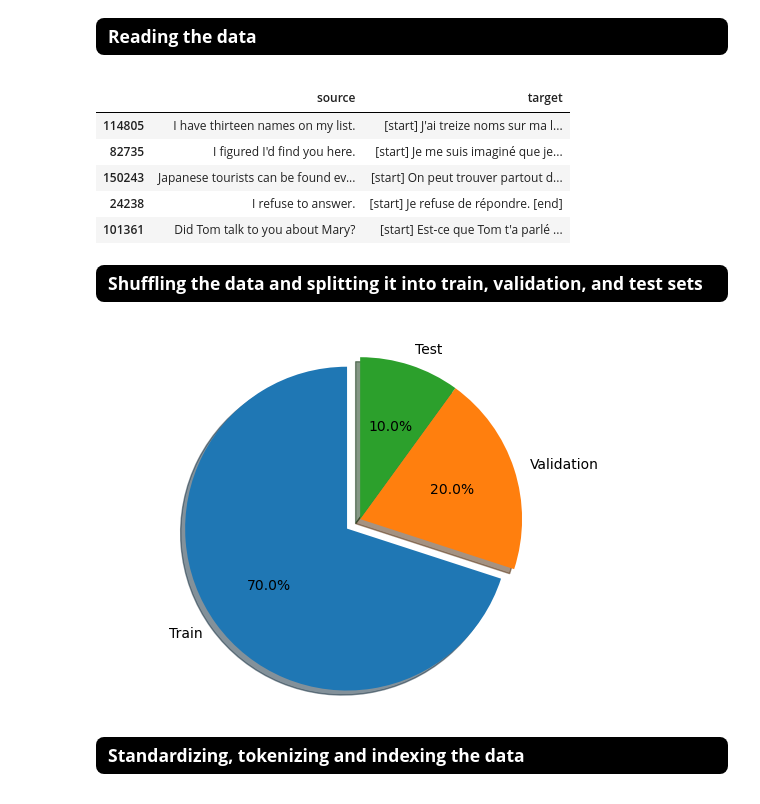
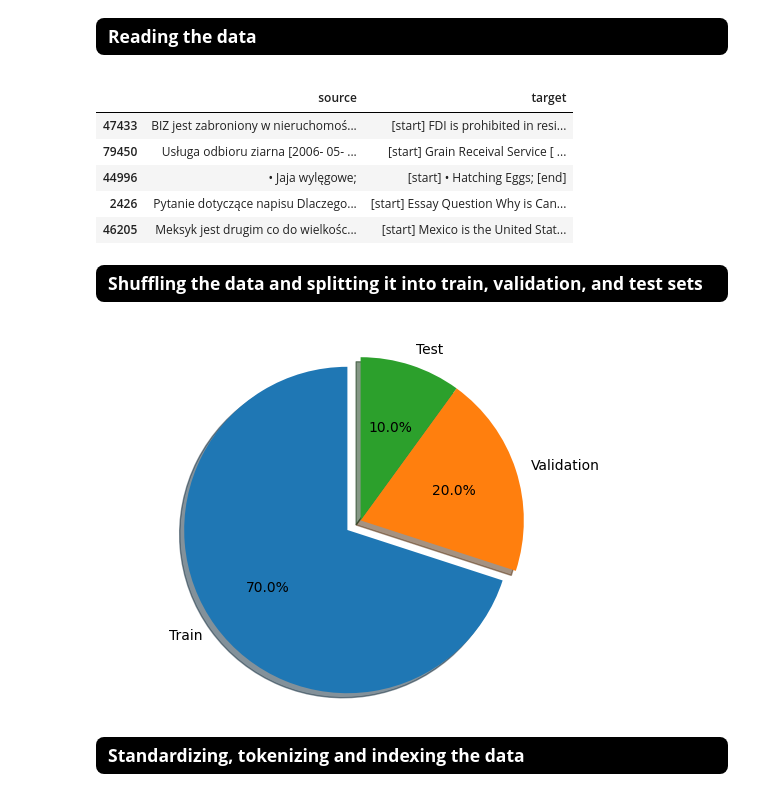
Before and after one commit to klima7/Transformer-Translation, a Jupyter notebook: model/transformer-from-scratch.ipynb, the cells around one changed output. Cells and saved outputs as stored; diff of their text form; code cells hidden in the pictures.

```diff
--- a/model/transformer-from-scratch.ipynb
+++ b/model/transformer-from-scratch.ipynb
@@ -42,27 +63,26 @@ GPU is AVAILABLE
 </div>
 # %%
 # get the file path
-path = "/kaggle/input"
-path = path if os.path.exists(path) else ".{}".format(path)
-file_path = os.path.join(path, "language-translation-englishfrench", "eng_-french.csv")
+file_path = '../data/en-pl.csv'
 
 # read the data
-df = pd.read_csv(file_path)
-df['source'] = df['English words/sentences']
+df = pd.read_csv(file_path).truncate(after=100_000)
+df['source'] = df['pl']
 
 # let's add an initial “seed” token ([start]) and a stop token ([end]) to each target sentence.
-df['target'] = df['French words/sentences'].apply(lambda x: '[start] ' + x + ' [end]')
-df = df.drop(['English words/sentences', 'French words/sentences'], axis=1)
+df['target'] = df['en'].apply(lambda x: '[start] ' + x + ' [end]')
+
+df = df.drop(['pl', 'en'], axis=1)
 
 # display a few random samples
 df.sample(5)
 # %% [output]
 |  | source | target |
-| 114805 | I have thirteen names on my list. | [start] J'ai treize noms sur ma l... |
-| 82735 | I figured I'd find you here. | [start] Je me suis imaginé que je... |
-| 150243 | Japanese tourists can be found ev... | [start] On peut trouver partout d... |
-| 24238 | I refuse to answer. | [start] Je refuse de répondre. [end] |
-| 101361 | Did Tom talk to you about Mary? | [start] Est-ce que Tom t'a parlé ... |
+| 47433 | BIZ jest zabroniony w nieruchomoś... | [start] FDI is prohibited in resi... |
+| 79450 | Usługa odbioru ziarna [2006- 05- ... | [start] Grain Receival Service [ ... |
+| 44996 | • Jaja wylęgowe; | [start] • Hatching Eggs; [end] |
+| 2426 | Pytanie dotyczące napisu Dlaczego... | [start] Essay Question Why is Can... |
+| 46205 | Meksyk jest drugim co do wielkośc... | [start] Mexico is the United Stat... |
 # %% [markdown]
 <div style="color:#000; display:fill; border-radius:8px; background-color:#000; font-size:125%;">
     <p style="padding: 8px 12px 8px 12px; color:#fff;"><b>Shuffling the data and splitting it into train, validation, and test sets</b></p>
@@ -89,7 +109,7 @@ ax1.pie(sizes, explode=explode, labels=labels, autopct='%1.1f%%', shadow=True, s
 ax1.axis('equal')
 plt.show()
 # %% [output]
-[figure, old version]
+[figure, new version]
 # %% [markdown]
 <div style="color:#000; display:fill; border-radius:8px; background-color:#000; font-size:125%;">
     <p style="padding: 8px 12px 8px 12px; color:#fff;"><b>Standardizing, tokenizing and indexing the data</b></p>
```
Also changed, not shown: parts of 19 cells of this notebook.
